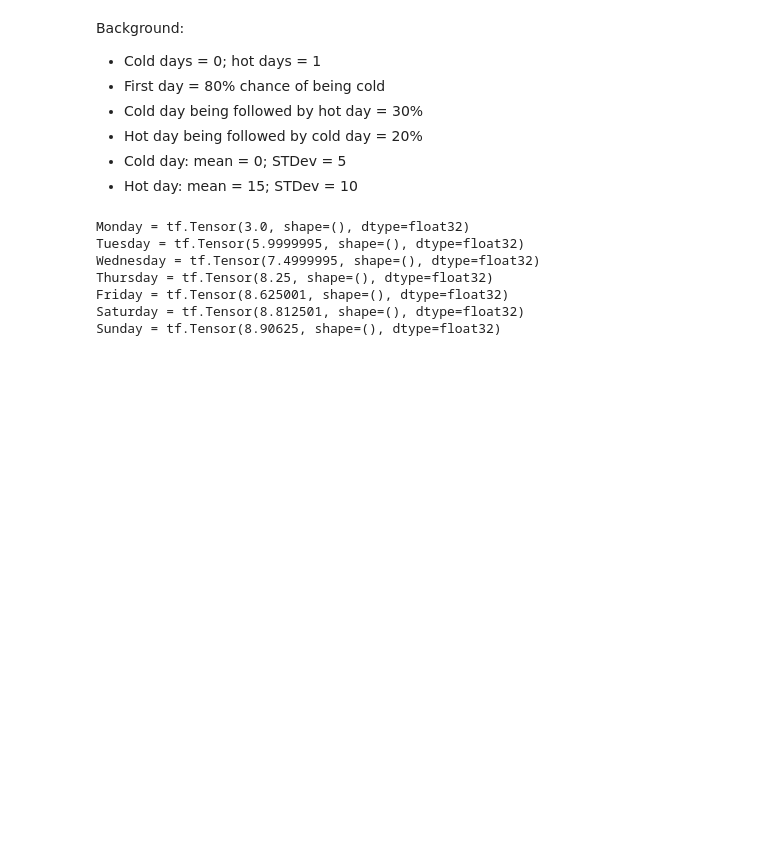
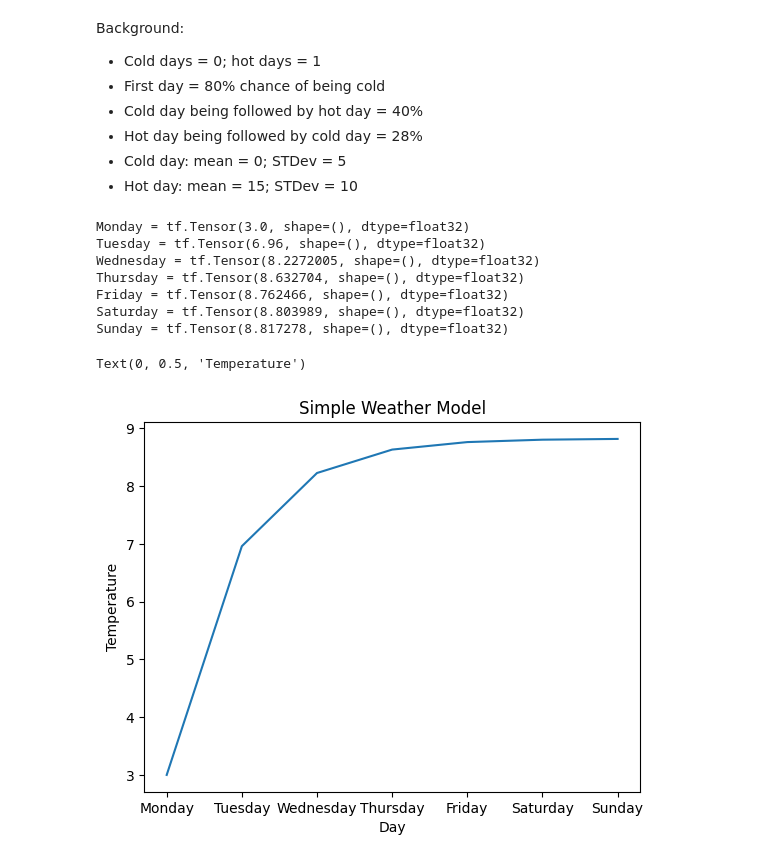
Before and after one commit to ShivaSaiV/TensorFlow-Development, a Jupyter notebook: Simple_Weather_Model.ipynb, the cells around one changed output. Cells and saved outputs as stored; diff of their text form; code cells hidden in the pictures; blank space fills up the shorter version.

```diff
--- a/Simple_Weather_Model.ipynb
+++ b/Simple_Weather_Model.ipynb
@@ -35,8 +35,8 @@ import tensorflow_probability as tfp
 Background:
 - Cold days = 0; hot days = 1
 - First day = 80% chance of being cold
-- Cold day being followed by hot day = 30%
-- Hot day being followed by cold day = 20%
+- Cold day being followed by hot day = 40%
+- Hot day being followed by cold day = 28%
 - Cold day: mean = 0; STDev = 5
 - Hot day: mean = 15; STDev = 10
 # %%
@@ -46,7 +46,7 @@ tfd = tfp.distributions
 first = tfd.Categorical(probs=[0.8, 0.2])
 
 # Then, next day 30% being hot and 70% being cold, or if first was a hot day, then 80% being hot and 20% being cold
-next = tfd.Categorical(probs=[[0.7, 0.3], [0.2, 0.8]])
+next = tfd.Categorical(probs=[[0.6, 0.4], [0.28, 0.72]])
 
 # Mean and Standard Deviations for Cold and Hot days; loc = mean and scale = stDev
 obs_dist = tfd.Normal(loc=[0.,15.], scale=[5., 10.])
@@ -69,9 +69,19 @@ print("Saturday = " + str(mean[5]))
 print("Sunday = " + str(mean[6]))
 # %% [output]
 Monday = tf.Tensor(3.0, shape=(), dtype=float32)
-Tuesday = tf.Tensor(5.9999995, shape=(), dtype=float32)
-Wednesday = tf.Tensor(7.4999995, shape=(), dtype=float32)
-Thursday = tf.Tensor(8.25, shape=(), dtype=float32)
-Friday = tf.Tensor(8.625001, shape=(), dtype=float32)
-Saturday = tf.Tensor(8.812501, shape=(), dtype=float32)
-Sunday = tf.Tensor(8.90625, shape=(), dtype=float32)
+Tuesday = tf.Tensor(6.96, shape=(), dtype=float32)
+Wednesday = tf.Tensor(8.2272005, shape=(), dtype=float32)
+Thursday = tf.Tensor(8.632704, shape=(), dtype=float32)
+Friday = tf.Tensor(8.762466, shape=(), dtype=float32)
+Saturday = tf.Tensor(8.803989, shape=(), dtype=float32)
+Sunday = tf.Tensor(8.817278, shape=(), dtype=float32)
+# %%
+week = ["Monday", "Tuesday", "Wednesday", "Thursday", "Friday", "Saturday", "Sunday"]
+# %%
+plt.title("Simple Weather Model")
+plt.plot(week, mean)
+plt.xlabel("Day")
+plt.ylabel("Temperature")
+# %% [output]
+Text(0, 0.5, 'Temperature')
+[figure, added]
```
